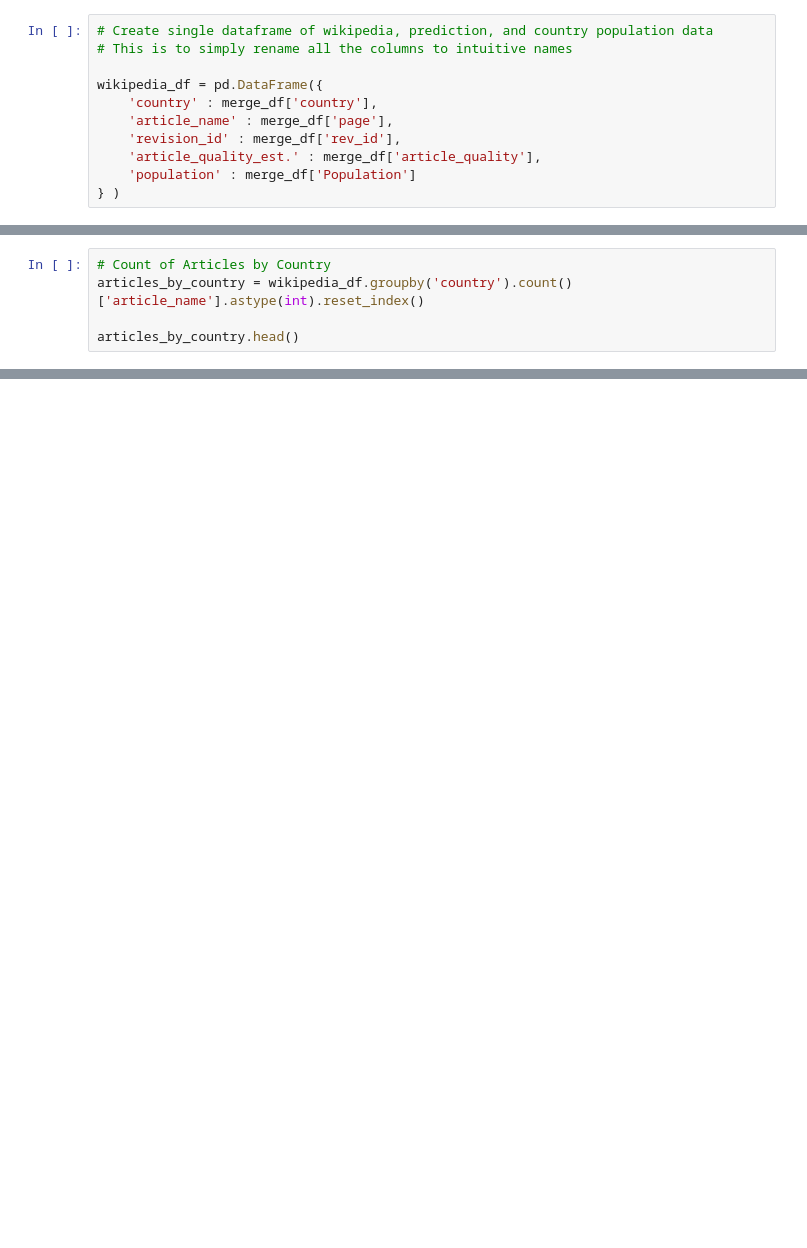
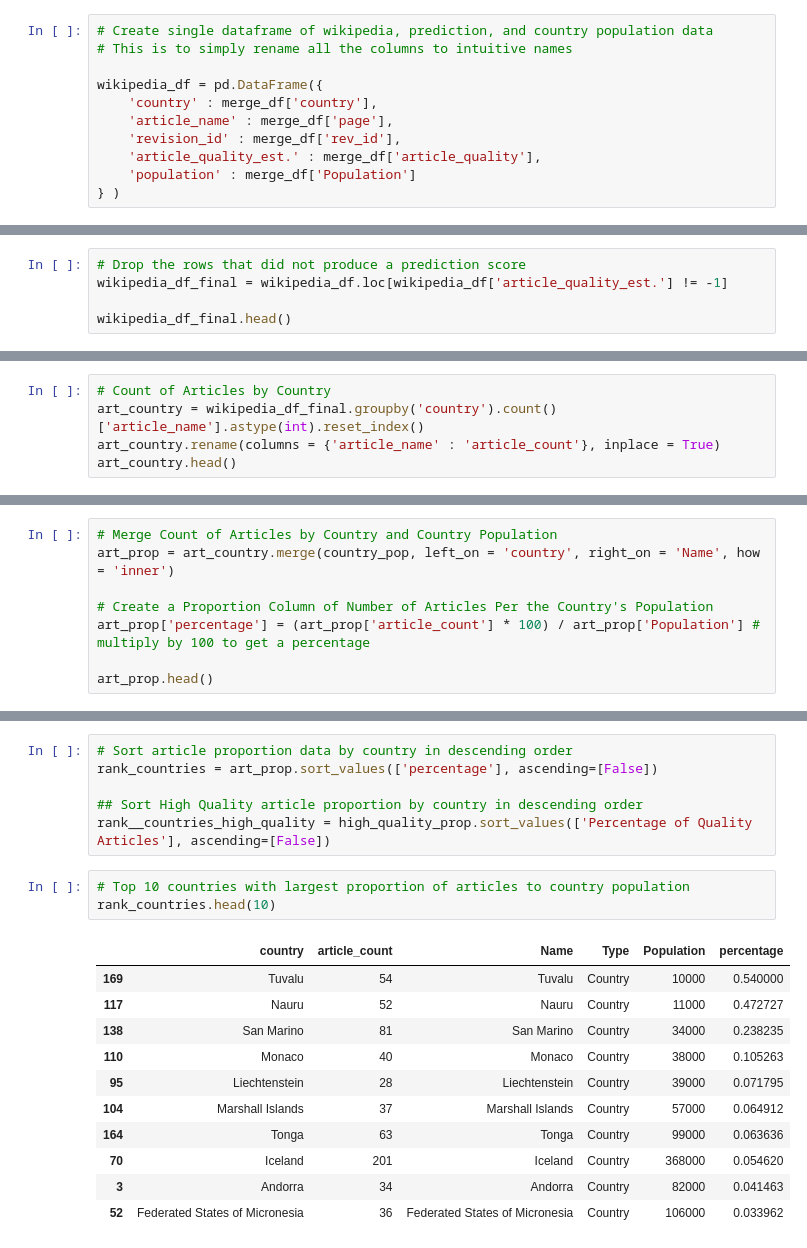
Before and after one commit to aly-such/data-512-a2, a Jupyter notebook: hcds_a2_bias.ipynb, the cells around one changed output, grey strips where cells are left out. Saved outputs shown, nothing was run; the diff lists cells and outputs as text; blank space fills up the shorter version.

```diff
--- a/hcds_a2_bias.ipynb
+++ b/hcds_a2_bias.ipynb
@@ -175,0 +156,5 @@ wikipedia_df.to_csv('articles_with_population', sep = ',')
+# %%
+# Drop the rows that did not produce a prediction score
+wikipedia_df_final = wikipedia_df.loc[wikipedia_df['article_quality_est.'] != -1]
+
+wikipedia_df_final.head()
@@ -176,5 +183,5 @@ wikipedia_df.to_csv('articles_with_population', sep = ',')
 # %%
 # Count of Articles by Country
-articles_by_country = wikipedia_df.groupby('country').count()['article_name'].astype(int).reset_index()
-
-articles_by_country.head()
+art_country = wikipedia_df_final.groupby('country').count()['article_name'].astype(int).reset_index()
+art_country.rename(columns = {'article_name' : 'article_count'}, inplace = True)
+art_country.head()
@@ -239,0 +195,8 @@ ModuleNotFoundError: No module named 'ores'
+# %%
+# Merge Count of Articles by Country and Country Population
+art_prop = art_country.merge(country_pop, left_on = 'country', right_on = 'Name', how = 'inner')
+
+# Create a Proportion Column of Number of Articles Per the Country's Population
+art_prop['percentage'] = (art_prop['article_count'] * 100) / art_prop['Population'] # multiply by 100 to get a percentage
+
+art_prop.head()
@@ -239,0 +243,21 @@ ModuleNotFoundError: No module named 'ores'
+# %%
+# Sort article proportion data by country in descending order
+rank_countries = art_prop.sort_values(['percentage'], ascending=[False])
+
+## Sort High Quality article proportion by country in descending order
+rank__countries_high_quality = high_quality_prop.sort_values(['Percentage of Quality Articles'], ascending=[False])
+# %%
+# Top 10 countries with largest proportion of articles to country population
+rank_countries.head(10)
+# %% [output]
+|  | country | article_count | Name | Type | Population | percentage |
+| 169 | Tuvalu | 54 | Tuvalu | Country | 10000 | 0.540000 |
+| 117 | Nauru | 52 | Nauru | Country | 11000 | 0.472727 |
+| 138 | San Marino | 81 | San Marino | Country | 34000 | 0.238235 |
+| 110 | Monaco | 40 | Monaco | Country | 38000 | 0.105263 |
+| 95 | Liechtenstein | 28 | Liechtenstein | Country | 39000 | 0.071795 |
+| 104 | Marshall Islands | 37 | Marshall Islands | Country | 57000 | 0.064912 |
+| 164 | Tonga | 63 | Tonga | Country | 99000 | 0.063636 |
+| 70 | Iceland | 201 | Iceland | Country | 368000 | 0.054620 |
+| 3 | Andorra | 34 | Andorra | Country | 82000 | 0.041463 |
+| 52 | Federated States of Micronesia | 36 | Federated States of Micronesia | Country | 106000 | 0.033962 |
```
Also changed, not shown: parts of 32 cells of this notebook.
